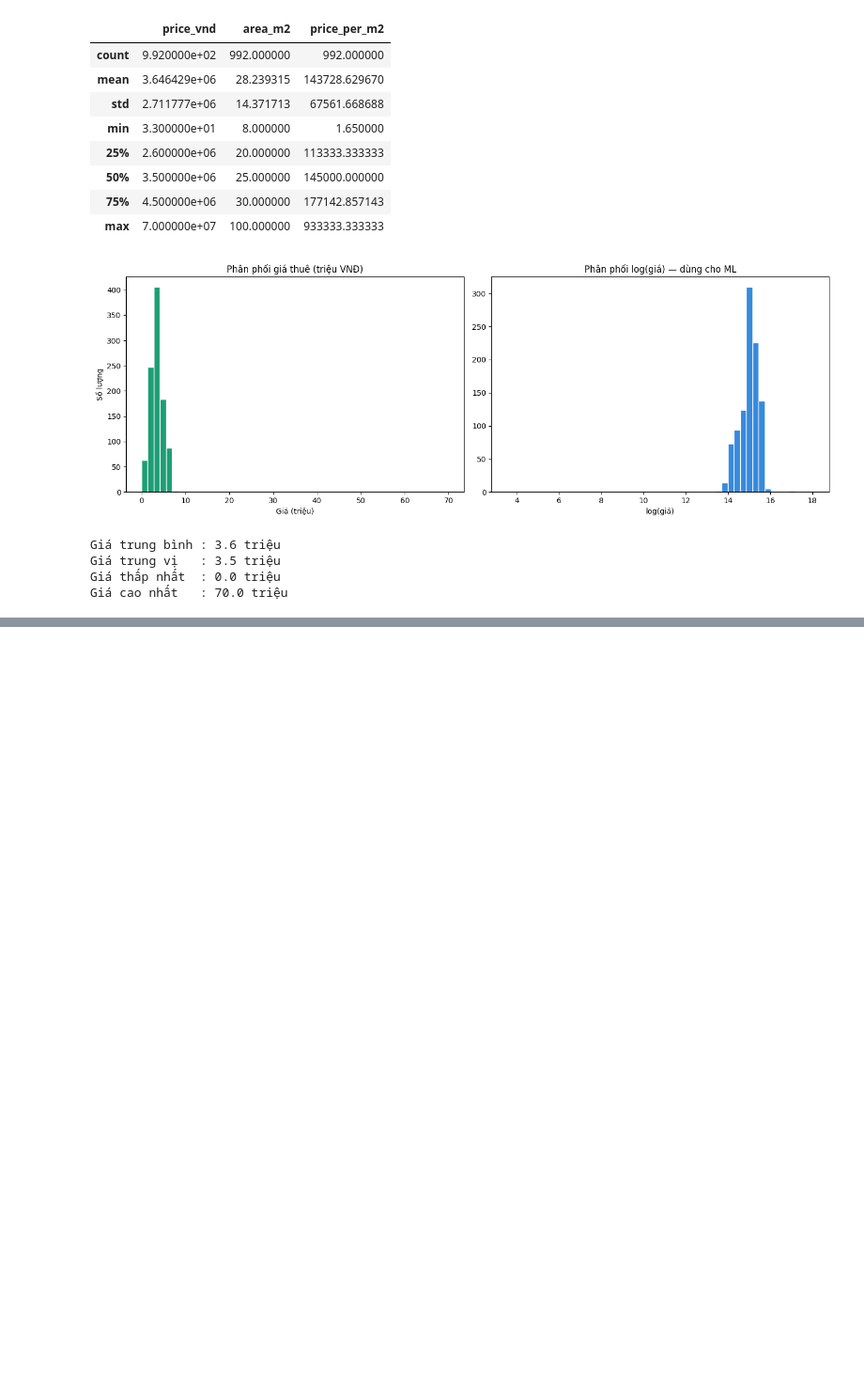
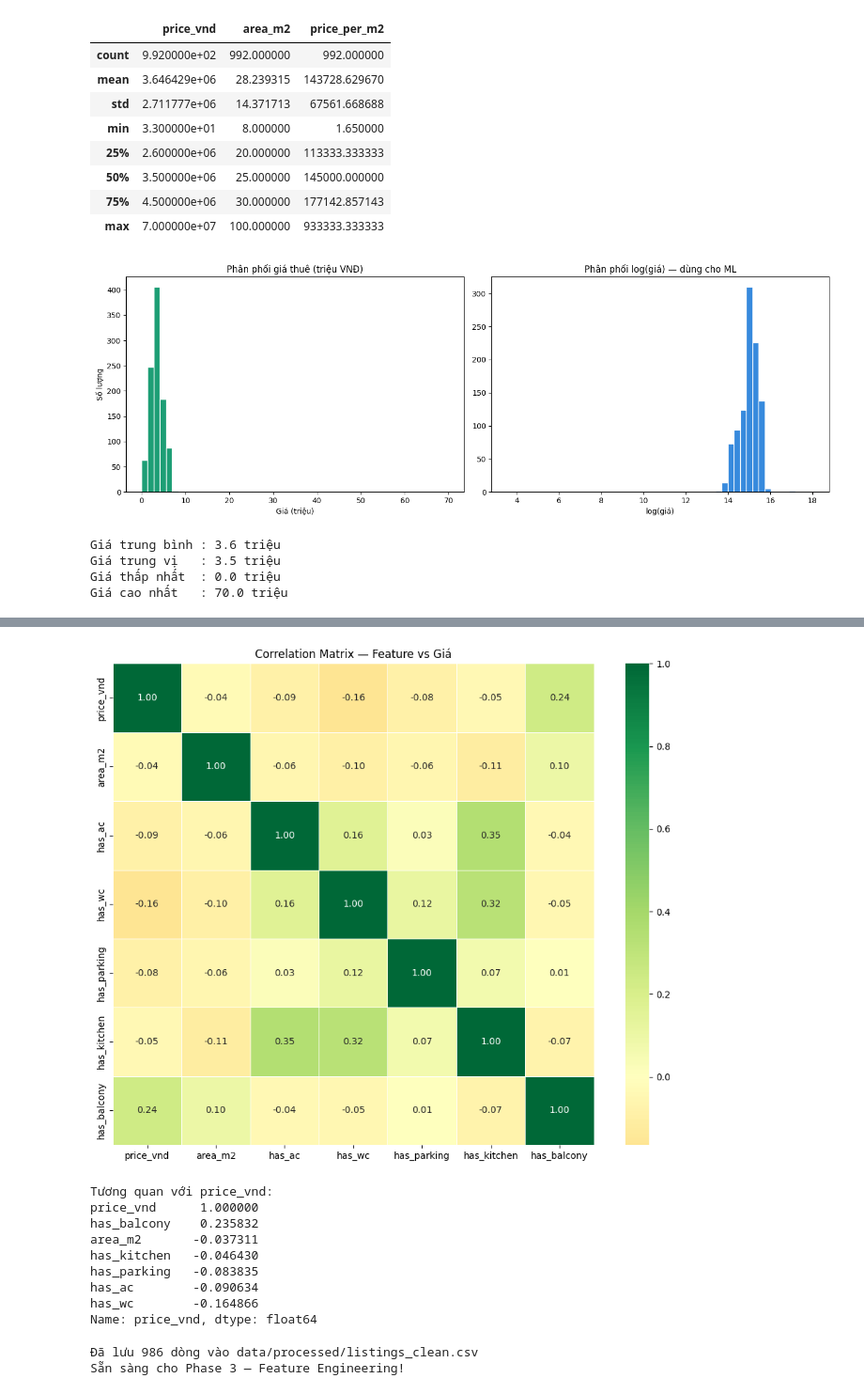
Before and after one commit to dnqk1101-boop/saigon-proptech, a Jupyter notebook: notebooks/01_eda.ipynb, the cells around one changed output, grey strips where cells are left out. Shown at 94% size. Drawn from its saved outputs; the diff is of its cells as text; code cells hidden in the pictures; blank space fills up the shorter version.

```diff
--- a/notebooks/01_eda.ipynb
+++ b/notebooks/01_eda.ipynb
@@ -132,0 +156,41 @@ Index(['listing_id', 'price_vnd', 'area_m2', 'district_id', 'district_name',
+# %%
+feature_cols = ["price_vnd", "area_m2", "has_ac", "has_wc",
+                "has_parking", "has_kitchen", "has_balcony"]
+
+corr = df_clean[feature_cols].corr()
+
+plt.figure(figsize=(10, 8))
+sns.heatmap(corr, annot=True, fmt=".2f", cmap="RdYlGn",
+            center=0, square=True, linewidths=0.5)
+plt.title("Correlation Matrix — Feature vs Giá")
+plt.tight_layout()
+plt.savefig("/app/data/correlation.png", dpi=150)
+plt.show()
+
+# Feature nào tương quan cao nhất với giá?
+print("Tương quan với price_vnd:")
+print(corr["price_vnd"].sort_values(ascending=False))
+# %% [output]
+[figure, added]
+Tương quan với price_vnd:
+price_vnd      1.000000
+has_balcony    0.235832
+area_m2       -0.037311
+has_kitchen   -0.046430
+has_parking   -0.083835
+has_ac        -0.090634
+has_wc        -0.164866
+Name: price_vnd, dtype: float64
+# %%
+import os
+output_dir = "/app/data/processed"
+if not os.path.exists(output_dir):
+    os.makedirs(output_dir)
+    print(f"--- Đã tạo thư mục: {output_dir} ---")
+df_clean.to_csv("/app/data/processed/listings_clean.csv",
+                index=False, encoding="utf-8-sig")
+print(f"Đã lưu {len(df_clean)} dòng vào data/processed/listings_clean.csv")
+print(f"Sẵn sàng cho Phase 3 — Feature Engineering!")
+# %% [output]
+Đã lưu 986 dòng vào data/processed/listings_clean.csv
+Sẵn sàng cho Phase 3 — Feature Engineering!
```
Also changed, not shown: parts of 5 cells of this notebook, 25 other files.
